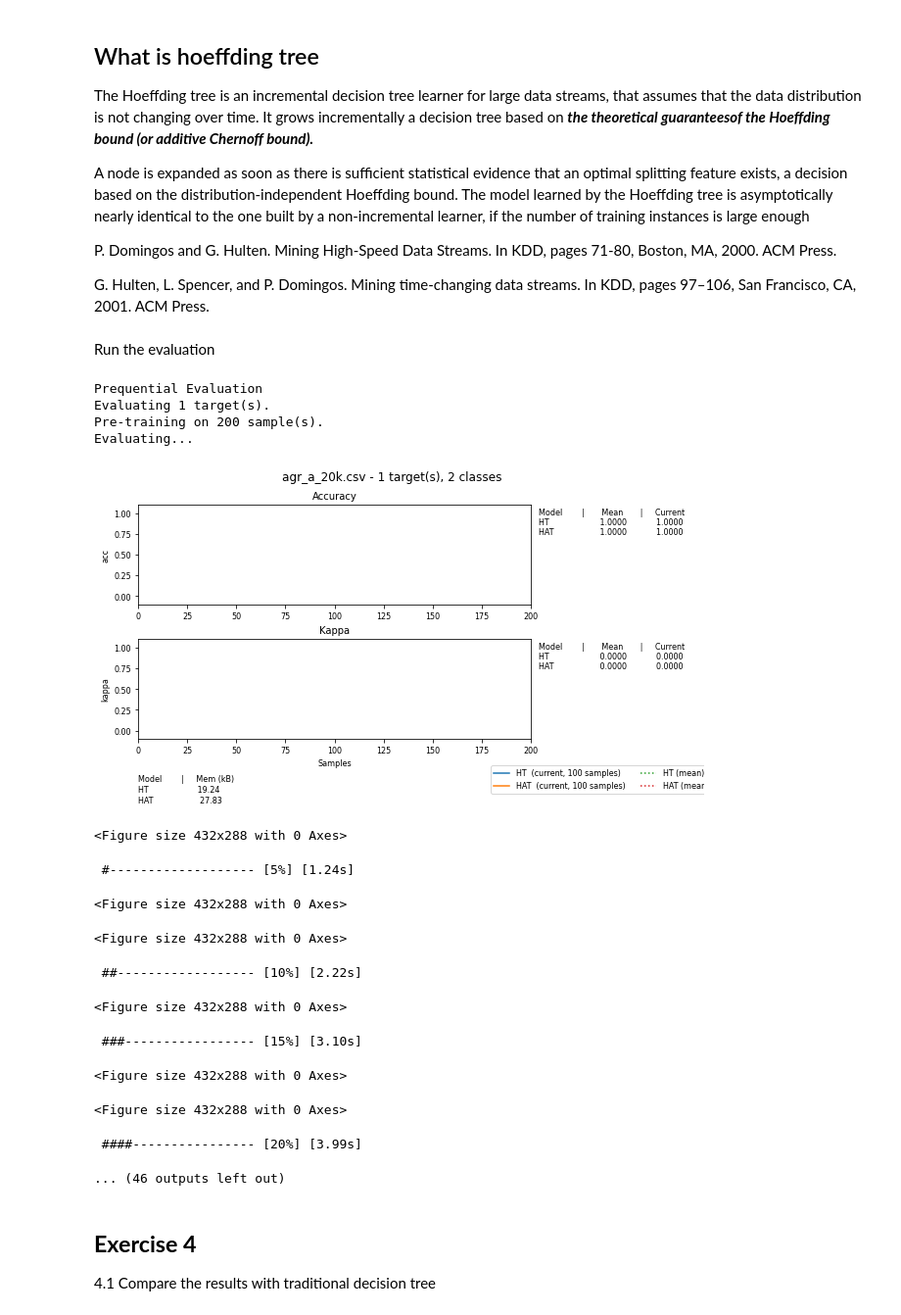
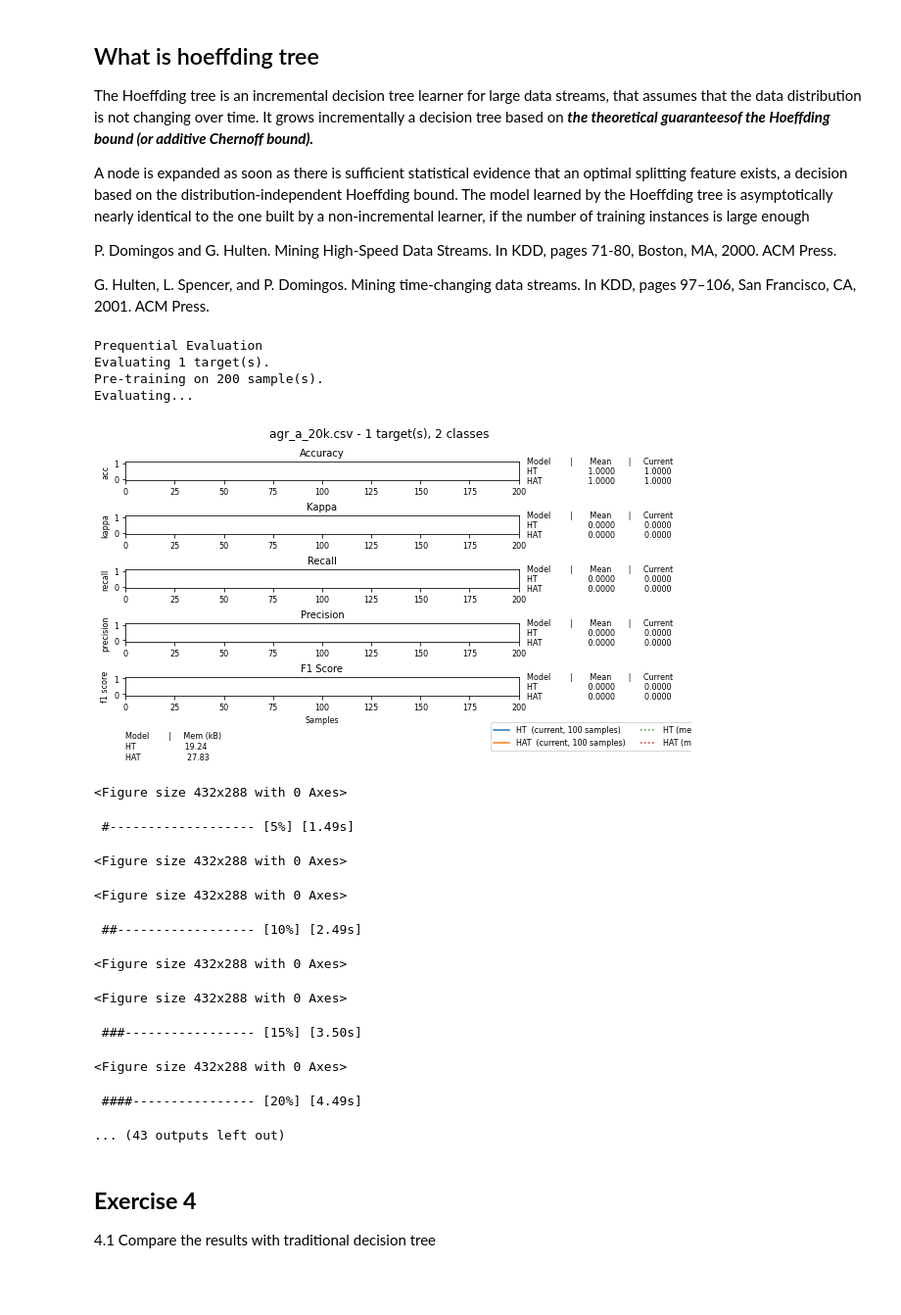
Before and after one commit to ekaratnida/Data_Streaming_and_Realtime_Analytics, a Jupyter notebook: Week09/multiflow/skmultiflow_demo_scipy2020.ipynb, the cells around one changed output. Shown at 98% size. Drawn from its saved outputs; the diff is of its cells as text; code cells hidden in the pictures; blank space fills up the shorter version.

```diff
--- a/Week09/multiflow/skmultiflow_demo_scipy2020.ipynb
+++ b/Week09/multiflow/skmultiflow_demo_scipy2020.ipynb
@@ -282,35 +270,36 @@ P. Domingos and G. Hulten. Mining High-Speed Data Streams. In KDD, pages 71-80,
 
 G. Hulten, L. Spencer, and P. Domingos. Mining time-changing data streams. In KDD, pages 97–106, San Francisco, CA, 2001. ACM Press.
 # %%
+from skmultiflow.trees import HoeffdingTreeClassifier
+from skmultiflow.trees import HoeffdingAdaptiveTreeClassifier
+from skmultiflow.data import FileStream
+
 # Load data
 stream = FileStream("https://raw.githubusercontent.com/ekaratnida/Data_Streaming_and_Realtime_Analytics/main/Week09/multiflow/agr_a_20k.csv")
 # Setup estimators
 cfiers = [HoeffdingTreeClassifier(), HoeffdingAdaptiveTreeClassifier()]
 # Setup evaluations
 eval = EvaluatePrequential(show_plot=True,
-                           metrics=['accuracy', 'kappa', 'model_size'],
+                           metrics=['accuracy', 'kappa', 'model_size','recall','precision','f1'],
                            n_wait=100)
+eval.evaluate(stream=stream, model=cfiers, model_names=['HT', 'HAT']);
+# %% [output]
+Prequential Evaluation
+Evaluating 1 target(s).
+Pre-training on 200 sample(s).
+Evaluating...
+[figure, added]
+<Figure size 432x288 with 0 Axes>
+ #------------------- [5%] [1.49s]
+<Figure size 432x288 with 0 Axes>
+<Figure size 432x288 with 0 Axes>
+ ##------------------ [10%] [2.49s]
+<Figure size 432x288 with 0 Axes>
+<Figure size 432x288 with 0 Axes>
+ ###----------------- [15%] [3.50s]
+<Figure size 432x288 with 0 Axes>
+ ####---------------- [20%] [4.49s]
+... (43 outputs left out)
-# %% [markdown]
-Run the evaluation
-# %%
-eval.evaluate(stream=stream, model=cfiers, model_names=['HT', 'HAT']);
-# %% [output]
-Prequential Evaluation
-Evaluating 1 target(s).
-Pre-training on 200 sample(s).
-Evaluating...
-[figure, removed]
-<Figure size 432x288 with 0 Axes>
- #------------------- [5%] [1.24s]
-<Figure size 432x288 with 0 Axes>
-<Figure size 432x288 with 0 Axes>
- ##------------------ [10%] [2.22s]
-<Figure size 432x288 with 0 Axes>
- ###----------------- [15%] [3.10s]
-<Figure size 432x288 with 0 Axes>
-<Figure size 432x288 with 0 Axes>
- ####---------------- [20%] [3.99s]
-... (46 outputs left out)
 # %% [markdown]
 ## **Exercise 4**
 
```
Also changed, not shown: parts of 4 cells of this notebook.
